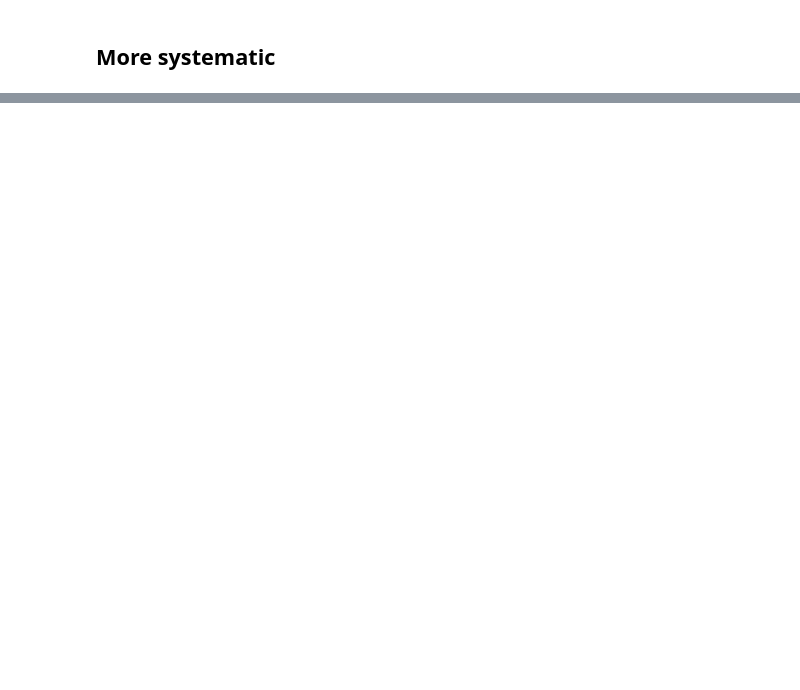
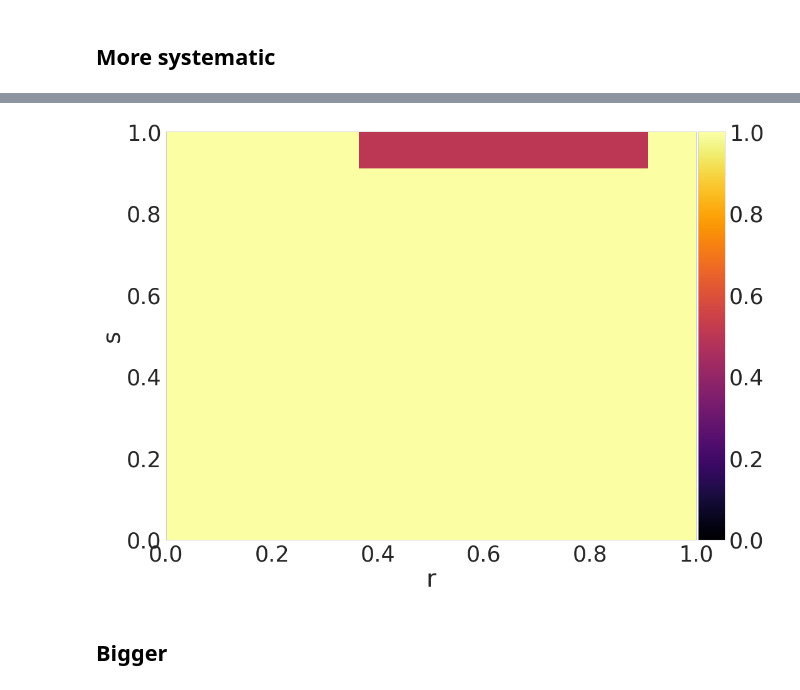
Before and after one commit to h-mayorquin/BCPNN_sequences, a Jupyter notebook: jupyter/2018-05-21(Disambiguation with non-orthogonal sequences II).ipynb, the cells around one changed output, grey strips where cells are left out. Saved outputs shown, nothing was run; the diff lists cells and outputs as text; code cells hidden in the pictures; blank space fills up the shorter version.

```diff
--- a/jupyter/2018-05-21(Disambiguation with non-orthogonal sequences II).ipynb
+++ b/jupyter/2018-05-21(Disambiguation with non-orthogonal sequences II).ipynb
@@ -273,8 +331,8 @@ tau_z_pre_ampa = 0.025
 tau_z_post_ampa = 0.025
 tau_p = 10.0
 
-hypercolumns = 4
-minicolumns = 30
+hypercolumns = 10
+minicolumns = 20
 n_patterns = 20
 
 # Manager properties
@@ -285,7 +343,9 @@ values_to_save = ['o', 'i_ampa', 'a']
 training_time = 0.100
 inter_sequence_interval = 0.0
 inter_pulse_interval = 0.0
+resting_time = 2.0
 epochs = 1
+
 mixed_start = False
 contiguous = True
 s = 1.0
@@ -295,7 +355,7 @@ r = 0.25
 T_recall = 1.0
 T_cue = 0.020
 
-num = 5
+num = 11
 s_space = np.linspace(0, 1, num=num)
 r_space = np.linspace(0, 1, num=num)
 success_vector = np.zeros((num, num))
@@ -318,7 +378,8 @@ for s_index, s in enumerate(s_space):
         matrix = create_orthogonal_canonical_representation(minicolumns, hypercolumns)
         aux = create_weights_from_two_sequences(nn, dt, n_patterns, s, r, mixed_start, contiguous,
                                                 training_time, inter_pulse_interval=inter_pulse_interval,
-                                                inter_sequence_interval=inter_sequence_interval, epochs=epochs)
+                                                inter_sequence_interval=inter_sequence_interval, epochs=epochs,
+                                                resting_time=resting_time)
         seq1, seq2, nr1, nr2, w_total, beta = aux
         nr = np.concatenate((nr1, nr2))
         aux, indexes = np.unique(nr, axis=0, return_index=True)
@@ -332,0 +408,19 @@ for s_index, s in enumerate(s_space):
+# %%
+figsize = (16, 12)
+fig = plt.figure(figsize=figsize)
+ax = fig.add_subplot(111)
+
+extent = [s_space[0], s_space[-1], r_space[0], r_space[-1]]
+cmap = matplotlib.cm.inferno
+
+ax.set_xlabel('r')
+ax.set_ylabel('s')
+
+im = ax.imshow(success_vector, origin='lower', cmap=cmap, aspect='auto', extent=extent, vmin=0, vmax=1.0)
+divider = make_axes_locatable(ax)
+cax = divider.append_axes('right', size='5%', pad=0.05)
+fig.colorbar(im, cax=cax, orientation='vertical');
+# %% [output]
+[figure, added]
+# %% [markdown]
+## Bigger
```
Also changed, not shown: parts of 15 cells of this notebook, 9 other files.
